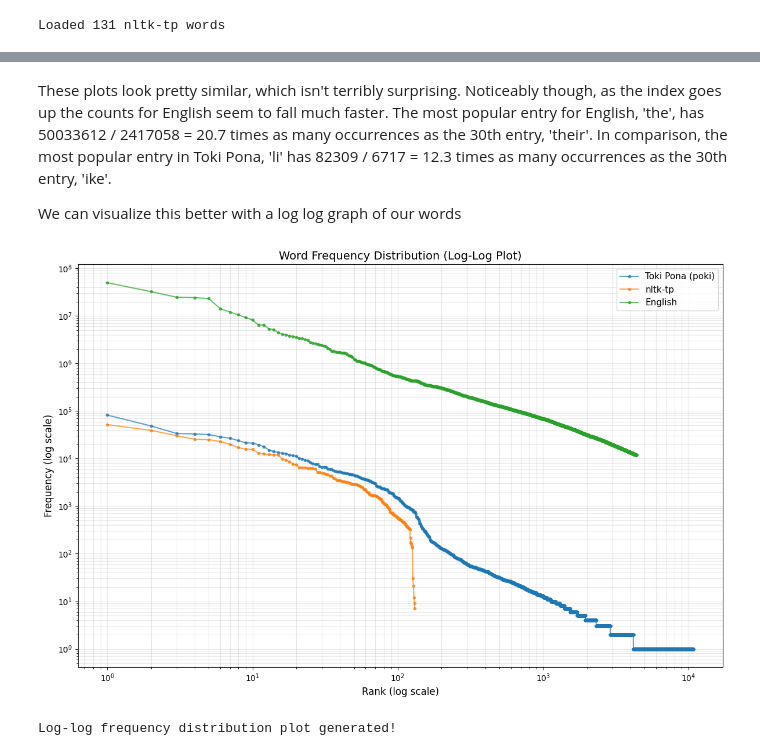
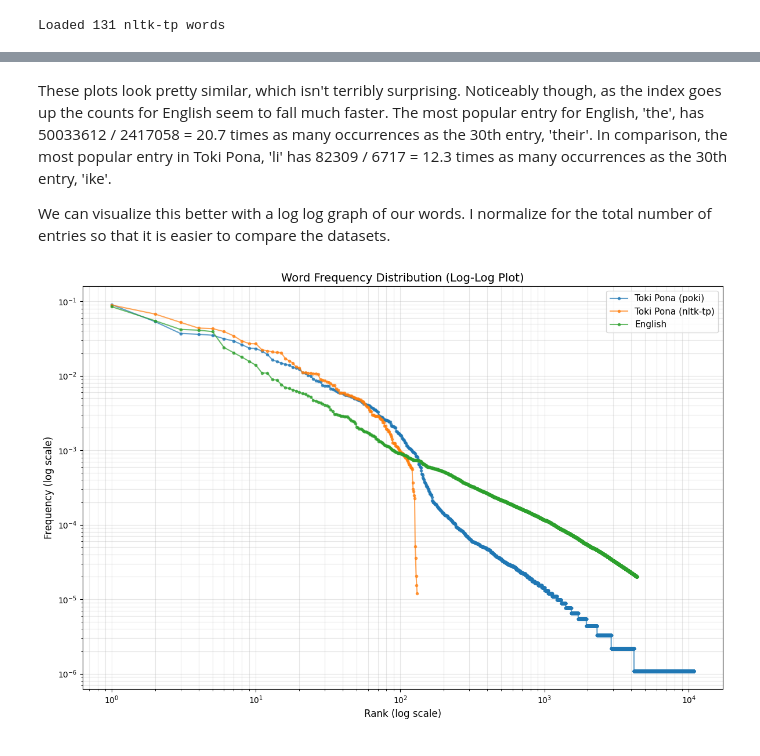
Before and after one commit to timeglitch/Nat-Lang-Proc-Final, a Jupyter notebook: Main.ipynb, the cells around one changed output, grey strips where cells are left out. Cells and saved outputs as stored; diff of their text form; code cells hidden in the pictures.

```diff
--- a/Main.ipynb
+++ b/Main.ipynb
@@ -33,7 +33,8 @@ import pickle
 from tabulate import tabulate
 from tqdm import tqdm
 
-PUNCTUATION = '''!()-[]{};:'"\,<>./?@#$%^&*_~'''
+PUNCTUATION = ['!', '(', ')', '-', '[', ']', '{', '}', ';', ':', "'", '"', ',', '<', '>', '.', '/', '?', '@', '#', '$', '%', '^', '&', '*', '_', '~']
+PUNCTUATIONANDTERM = ['!', '(', ')', '-', '[', ']', '{', '}', ';', ':', "'", '"', ',', '<', '>', '.', '/', '?', '@', '#', '$', '%', '^', '&', '*', '_', '~', 'EOS', 'BOS']
 
 import matplotlib.pyplot as plt
 
@@ -224,10 +226,11 @@ all_tokens = []
 print("Tokenizing...")
 for sentence in tqdm(all_sentences):
     words = nltk.word_tokenize(sentence)
+    # Add BOS and EOS tokens
+    words = ['BOS'] + words + ['EOS']
 
     all_tokens.extend(words)
-all_words = [w for w in all_tokens if w not in PUNCTUATION]
-
+all_words = [w for w in all_tokens if w not in PUNCTUATIONANDTERM]
 
 print("Token sample:")
 print(all_tokens[230:250])
@@ -252,9 +255,13 @@ for n in tqdm(range(1, 5)):
 
 # Print results for each n
 for n in range(1, 5):
-    print(f"=== {n}-grams (top 5 out of {len(n_token_freqs[n])}) ===")
+    print(f"=== {n}-grams (top 5 out of {len(n_token_freqs[n])} tokens) ===")
     for gram, count in n_token_freqs[n].most_common(5):
         gram_str = ' '.join(gram) if isinstance(gram, tuple) else gram
         print(f"  {count:5d}x  {gram_str}")
+    print(f"=== {n}-grams (top 5 out of {len(n_word_freqs[n])} words) ===")
+    for gram, count in n_word_freqs[n].most_common(5):
+        gram_str = ' '.join(gram) if isinstance(gram, tuple) else gram
+        print(f"  {count:5d}x  {gram_str}")
 # %% [output]
 Tokenizing...
@@ -414,40 +465,40 @@ Comparison plots generated!
 # %% [markdown]
 These plots look pretty similar, which isn't terribly surprising. Noticeably though, as the index goes up the counts for English seem to fall much faster. The most popular entry for English, 'the', has  50033612 / 2417058 = 20.7 times as many occurrences as the 30th entry, 'their'. In comparison, the most popular entry in Toki Pona, 'li' has 82309 / 6717 = 12.3 times as many occurrences as the 30th entry, 'ike'.
 
-We can visualize this better with a log log graph of our words
+We can visualize this better with a log log graph of our words. I normalize for the total number of entries so that it is easier to compare the datasets.
 # %%
 # Create a log-log plot comparing all three distributions
 fig, ax = plt.subplots(figsize=(12, 8))
 
+normalize = True
+
 # Prepare data for each distribution
 distributions = [
     (toki_pona_words_dict, "Toki Pona (poki)", "C0"),
-    (nltk_words_dict, "nltk-tp", "C1"),
+    (nltk_words_dict, "Toki Pona (nltk-tp)", "C1"),
     (english_words_dict, "English", "C2")
 ]
 
 for words_dict, label, color in distributions:
     # Sort by frequency (descending) and get frequencies
     sorted_items = sorted(words_dict.items(), key=lambda x: x[1], reverse=True)
-    frequencies = [count for _, count in sorted_items]
+    sum_counts = sum(words_dict.values()) if normalize else 1# get total count for normalization. Set this to 1 to disable normalization.
+    frequencies = [count / sum_counts for _, count in sorted_items]
 
     # Create ranks (1-indexed)
     ranks = np.arange(1, len(frequencies) + 1)
 
     # Plot on log-log scale
     ax.loglog(ranks, frequencies, marker='o', markersize=3, linestyle='-',
               linewidth=1.5, label=label, color=color, alpha=0.7)
 
 ax.set_xlabel("Rank (log scale)", fontsize=12)
 ax.set_ylabel("Frequency (log scale)", fontsize=12)
 ax.set_title("Word Frequency Distribution (Log-Log Plot)", fontsize=14)
 ax.legend(fontsize=11)
 ax.grid(True, which="both", ls="-", alpha=0.3)
 
 plt.tight_layout()
 plt.show()
-
-print("Log-log frequency distribution plot generated!")
 # %% [output]
-[figure, old version]
+[figure, new version]
-Log-log frequency distribution plot generated!
```
Also changed, not shown: parts of 10 cells of this notebook.
